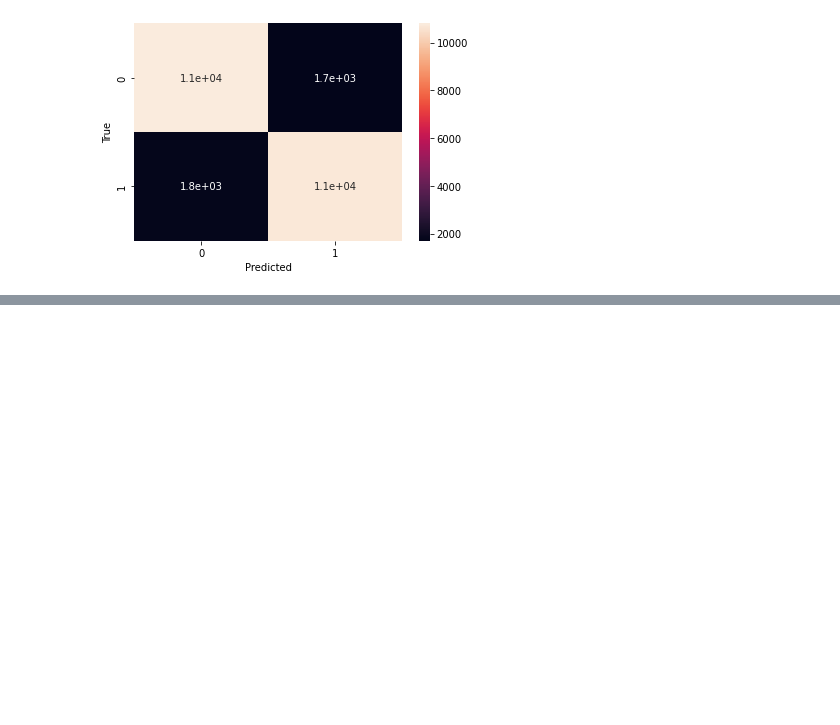
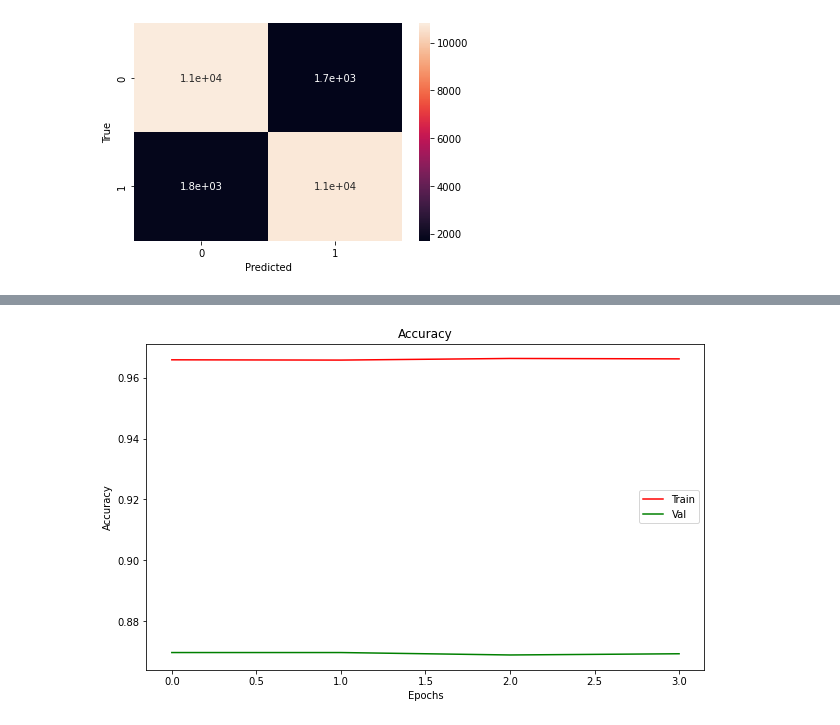
Before and after one commit to garfield-gray/NeuralNetwork, a Jupyter notebook: RNN.ipynb, the cells around one changed output, grey strips where cells are left out. Cells and saved outputs as stored; diff of their text form; code cells hidden in the pictures; blank space fills up the shorter version.

```diff
--- a/RNN.ipynb
+++ b/RNN.ipynb
@@ -412,0 +419,2 @@ plt.show()
+# %%
+history4 = gru.fit(x_train, Y_train, validation_split=0.1,epochs = 4, batch_size = 128, verbose = 1, callbacks=[E, L, M])
@@ -412,0 +446,11 @@ plt.show()
+# %%
+plt.figure(figsize=(10,6))
+plt.plot(history4.history["accuracy"], label = "Train", color = 'r')
+plt.plot(history4.history["val_accuracy"], label = "Val", color = 'g')
+plt.title("Accuracy")
+plt.ylabel("Accuracy")
+plt.xlabel("Epochs")
+plt.legend()
+plt.show()
+# %% [output]
+[figure, added]
```
Also changed, not shown: parts of 10 cells of this notebook.
